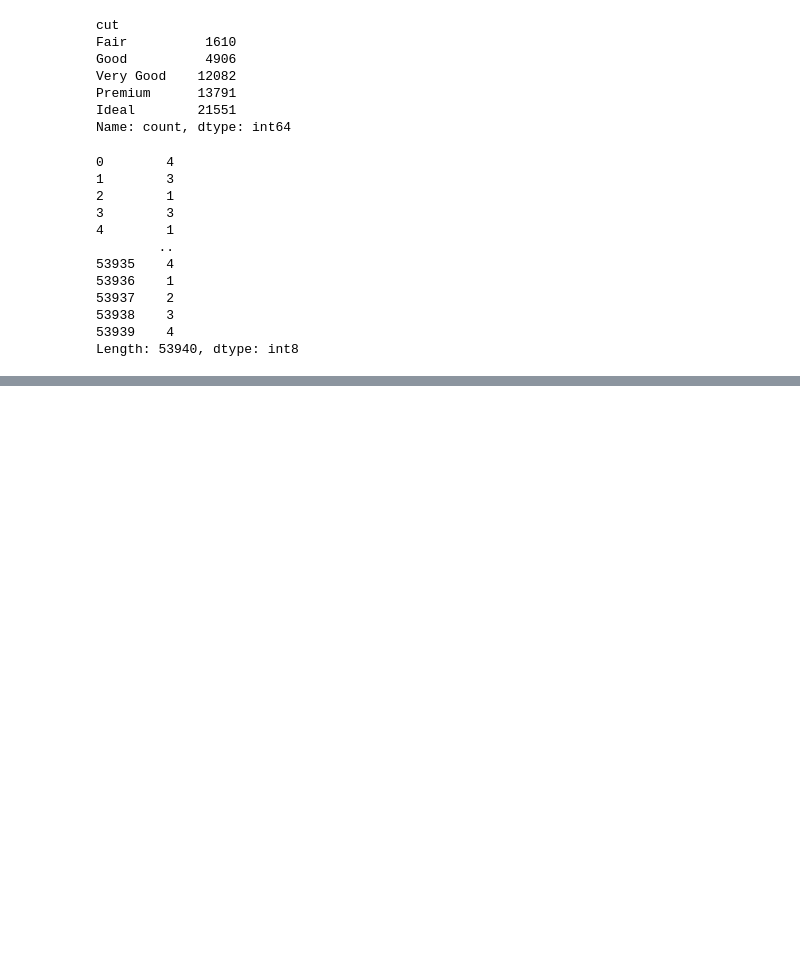
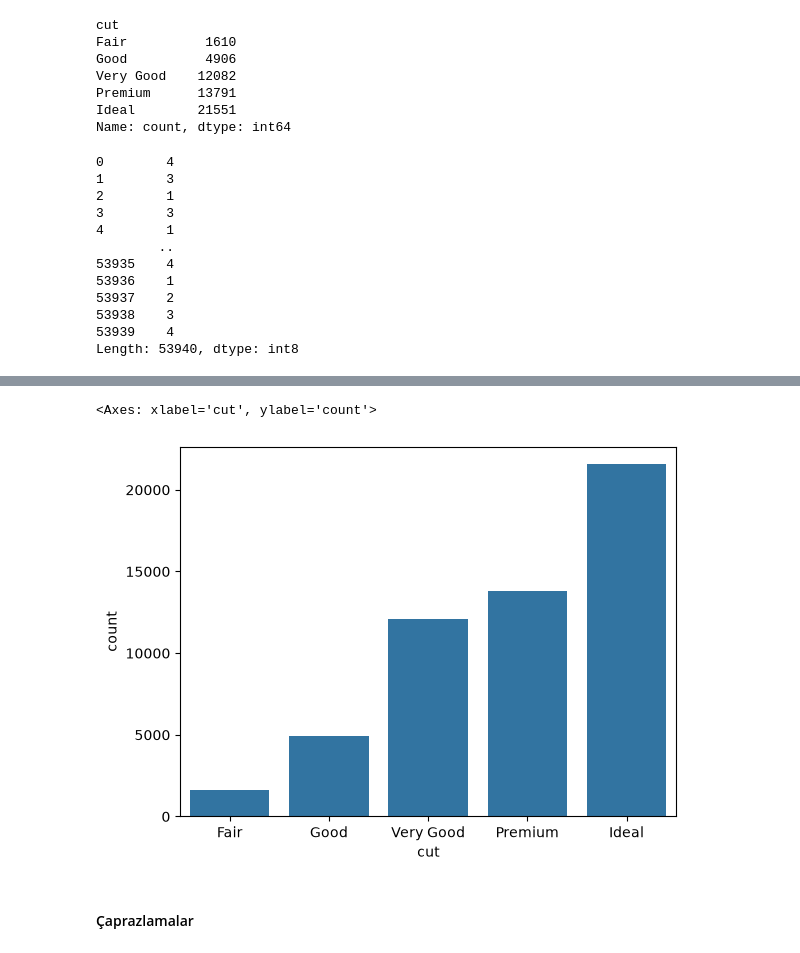
Before and after one commit to Ghost1461/machine-learning-journey, a Jupyter notebook: 04-Data Visualization/data_visualization.ipynb, the cells around one changed output, grey strips where cells are left out. Saved outputs shown, nothing was run; the diff lists cells and outputs as text; code cells hidden in the pictures; blank space fills up the shorter version.

```diff
--- a/04-Data Visualization/data_visualization.ipynb
+++ b/04-Data Visualization/data_visualization.ipynb
@@ -381,0 +411,8 @@ Length: 53940, dtype: int8
+# %%
+import seaborn as sns
+sns.countplot(x="cut", data=df)
+# %% [output]
+<Axes: xlabel='cut', ylabel='count'>
+[figure, added]
+# %% [markdown]
+#### Çaprazlamalar
```
Also changed, not shown: parts of 47 cells of this notebook, 1 other file.
